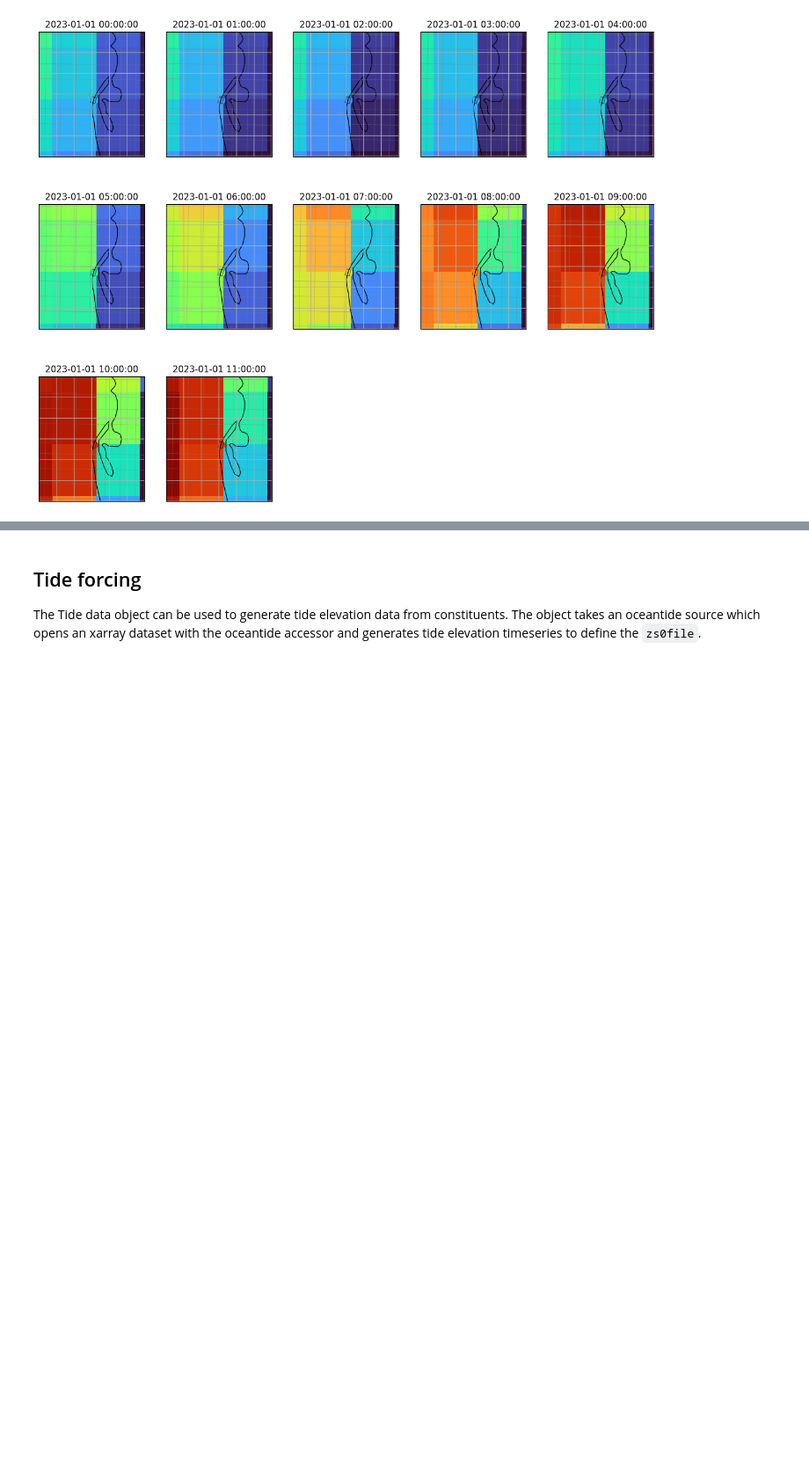
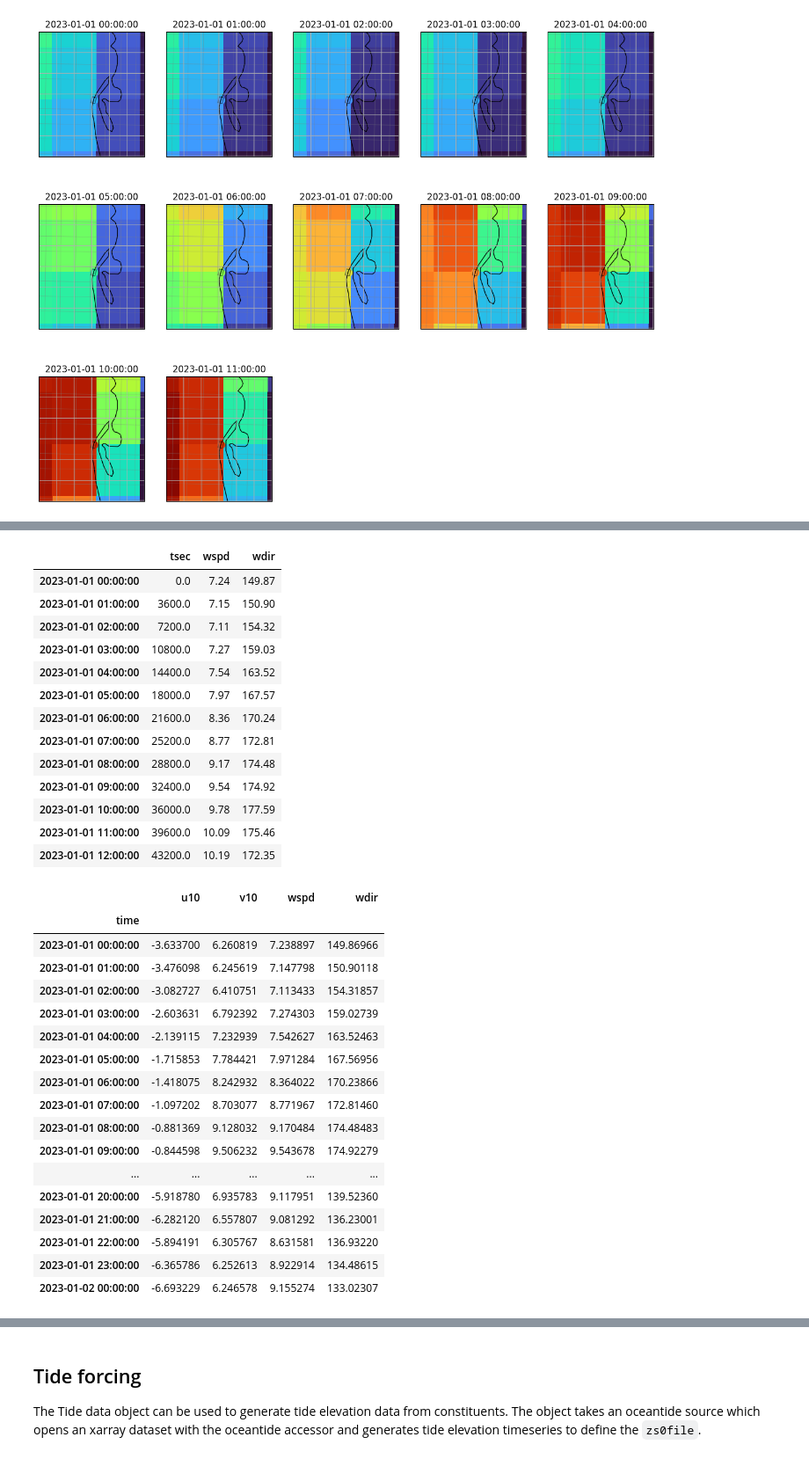
Before and after one commit to rom-py/rompy-notebooks, a Jupyter notebook: notebooks/xbeach/forcing-demo.ipynb, the cells around one changed output, grey strips where cells are left out. Shown at 88% size. Saved outputs shown, nothing was run; the diff lists cells and outputs as text; code cells hidden in the pictures; blank space fills up the shorter version.

```diff
--- a/notebooks/xbeach/forcing-demo.ipynb
+++ b/notebooks/xbeach/forcing-demo.ipynb
@@ -420,0 +461,42 @@ for i, ax in enumerate(axs.flat):
+# %%
+# Generated wind data
+df = pd.read_csv(windfile, header=None, sep="\s+", names=["tsec", "wspd", "wdir"])
+df.index = [times.start + timedelta(seconds=s) for s in df.tsec]
+display(df)
+
+# Source dataset
+df0 = pd.read_csv(source_wind_timeseries.filename, parse_dates=["time"], index_col="time")
+display(df0)
+# %% [output]
+|  | tsec | wspd | wdir |
+| 2023-01-01 00:00:00 | 0.0 | 7.24 | 149.87 |
+| 2023-01-01 01:00:00 | 3600.0 | 7.15 | 150.90 |
+| 2023-01-01 02:00:00 | 7200.0 | 7.11 | 154.32 |
+| 2023-01-01 03:00:00 | 10800.0 | 7.27 | 159.03 |
+| 2023-01-01 04:00:00 | 14400.0 | 7.54 | 163.52 |
+| 2023-01-01 05:00:00 | 18000.0 | 7.97 | 167.57 |
+| 2023-01-01 06:00:00 | 21600.0 | 8.36 | 170.24 |
+| 2023-01-01 07:00:00 | 25200.0 | 8.77 | 172.81 |
+| 2023-01-01 08:00:00 | 28800.0 | 9.17 | 174.48 |
+| 2023-01-01 09:00:00 | 32400.0 | 9.54 | 174.92 |
+| 2023-01-01 10:00:00 | 36000.0 | 9.78 | 177.59 |
+| 2023-01-01 11:00:00 | 39600.0 | 10.09 | 175.46 |
+| 2023-01-01 12:00:00 | 43200.0 | 10.19 | 172.35 |
+|  | u10 | v10 | wspd | wdir |
+| time |  |  |  |  |
+| 2023-01-01 00:00:00 | -3.633700 | 6.260819 | 7.238897 | 149.86966 |
+| 2023-01-01 01:00:00 | -3.476098 | 6.245619 | 7.147798 | 150.90118 |
+| 2023-01-01 02:00:00 | -3.082727 | 6.410751 | 7.113433 | 154.31857 |
+| 2023-01-01 03:00:00 | -2.603631 | 6.792392 | 7.274303 | 159.02739 |
+| 2023-01-01 04:00:00 | -2.139115 | 7.232939 | 7.542627 | 163.52463 |
+| 2023-01-01 05:00:00 | -1.715853 | 7.784421 | 7.971284 | 167.56956 |
+| 2023-01-01 06:00:00 | -1.418075 | 8.242932 | 8.364022 | 170.23866 |
+| 2023-01-01 07:00:00 | -1.097202 | 8.703077 | 8.771967 | 172.81460 |
+| 2023-01-01 08:00:00 | -0.881369 | 9.128032 | 9.170484 | 174.48483 |
+| 2023-01-01 09:00:00 | -0.844598 | 9.506232 | 9.543678 | 174.92279 |
+| ... | ... | ... | ... | ... |
+| 2023-01-01 20:00:00 | -5.918780 | 6.935783 | 9.117951 | 139.52360 |
+| 2023-01-01 21:00:00 | -6.282120 | 6.557807 | 9.081292 | 136.23001 |
+| 2023-01-01 22:00:00 | -5.894191 | 6.305767 | 8.631581 | 136.93220 |
+| 2023-01-01 23:00:00 | -6.365786 | 6.252613 | 8.922914 | 134.48615 |
+| 2023-01-02 00:00:00 | -6.693229 | 6.246578 | 9.155274 | 133.02307 |
```
Also changed, not shown: parts of 11 cells of this notebook.
